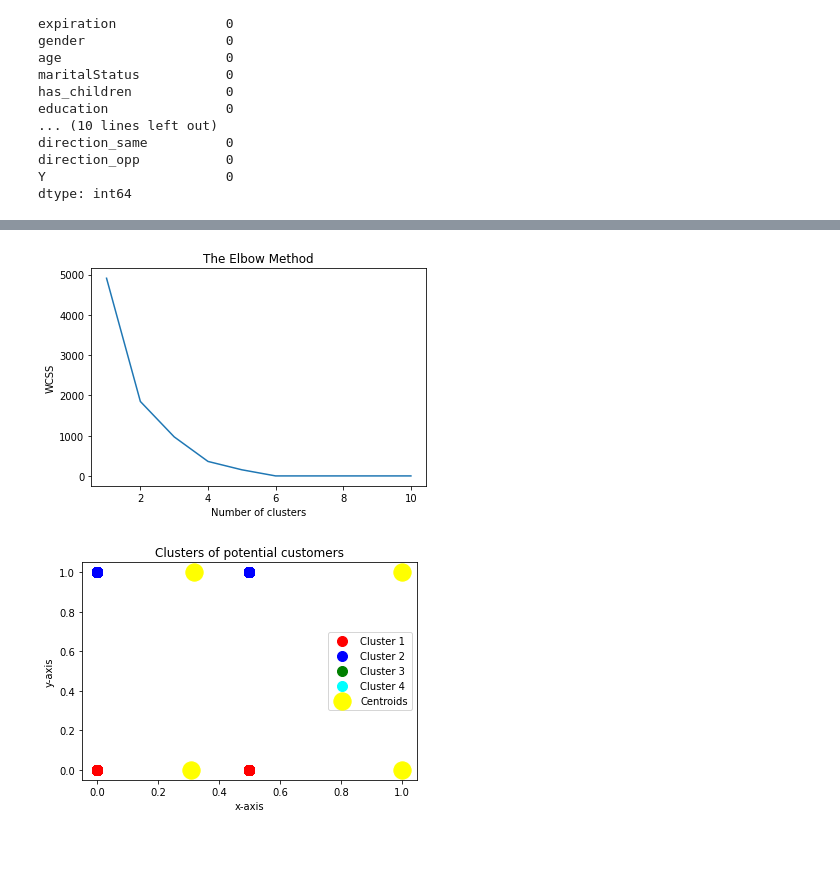
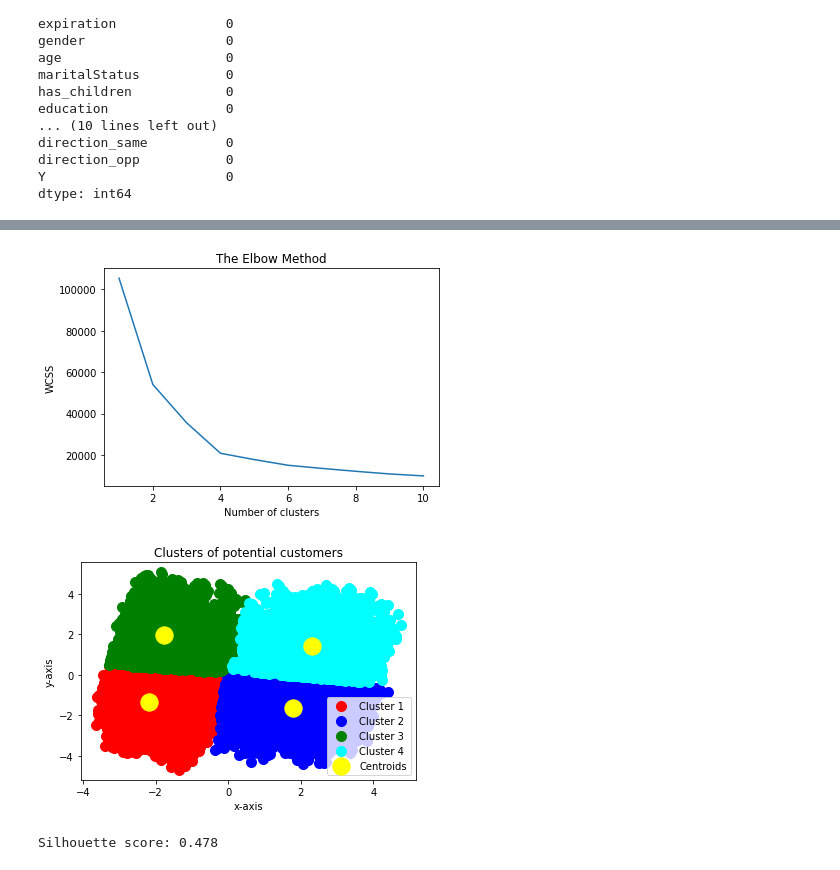
Before and after one commit to Maagnitude/coupon-recommend-models, a Jupyter notebook: coupon_recommend_models.ipynb, the cells around one changed output, grey strips where cells are left out. Cells and saved outputs as stored; diff of their text form; code cells hidden in the pictures.

Commit message:
one-hot enc in cluster_df, pca tech, kmeans and silhouette score

```diff
--- a/coupon_recommend_models.ipynb
+++ b/coupon_recommend_models.ipynb
@@ -893,4 +995,4 @@ cluster_df = cluster_df[["temperature", "has_children"]]
 # %%
-from sklearn.preprocessing import MinMaxScaler
-scaler = MinMaxScaler()
+from sklearn.preprocessing import StandardScaler
+scaler = StandardScaler()
 scaled_cluster_df = scaler.fit_transform(cluster_df)
@@ -897,9 +1003,17 @@ scaled_cluster_df = scaler.fit_transform(cluster_df)
+# %%
+from sklearn.decomposition import PCA
+
+# Create a PCA object with the desired number of components
+pca = PCA(n_components=2)
+
+# Fit and transform the data using the PCA object
+cluster_df_pca = pca.fit_transform(scaled_cluster_df)
 # %%
 from sklearn.cluster import KMeans
 wcss = []
 for i in range(1, 11):
     kmeans = KMeans(n_clusters = i, init = 'k-means++', random_state = 42)
-    kmeans.fit(scaled_cluster_df)
+    kmeans.fit(cluster_df_pca)
     wcss.append(kmeans.inertia_)
 plt.plot(range(1, 11), wcss)
 plt.title('The Elbow Method')
@@ -907,20 +1021,20 @@ plt.xlabel('Number of clusters')
 plt.ylabel('WCSS')
 plt.show()
 # %% [output]
-[figure, old version]
+[figure, new version]
 # %%
 kmeans = KMeans(n_clusters = 4, init = 'k-means++', random_state = 42)
-y_kmeans = kmeans.fit_predict(scaled_cluster_df)
+y_kmeans = kmeans.fit_predict(cluster_df_pca)
 # %%
-plt.scatter(scaled_cluster_df[y_kmeans == 0, 0], scaled_cluster_df[y_kmeans == 0, 1], s = 100, c = 'red', label = 'Cluster 1')
-plt.scatter(scaled_cluster_df[y_kmeans == 1, 0], scaled_cluster_df[y_kmeans == 1, 1], s = 100, c = 'blue', label = 'Cluster 2')
-plt.scatter(scaled_cluster_df[y_kmeans == 2, 0], scaled_cluster_df[y_kmeans == 2, 1], s = 100, c = 'green', label = 'Cluster 3')
-plt.scatter(scaled_cluster_df[y_kmeans == 3, 0], scaled_cluster_df[y_kmeans == 3, 1], s = 100, c = 'cyan', label = 'Cluster 4')
+plt.scatter(cluster_df_pca[y_kmeans == 0, 0], cluster_df_pca[y_kmeans == 0, 1], s = 100, c = 'red', label = 'Cluster 1')
+plt.scatter(cluster_df_pca[y_kmeans == 1, 0], cluster_df_pca[y_kmeans == 1, 1], s = 100, c = 'blue', label = 'Cluster 2')
+plt.scatter(cluster_df_pca[y_kmeans == 2, 0], cluster_df_pca[y_kmeans == 2, 1], s = 100, c = 'green', label = 'Cluster 3')
+plt.scatter(cluster_df_pca[y_kmeans == 3, 0], cluster_df_pca[y_kmeans == 3, 1], s = 100, c = 'cyan', label = 'Cluster 4')
 plt.scatter(kmeans.cluster_centers_[:, 0], kmeans.cluster_centers_[:, 1], s = 300, c = 'yellow', label = 'Centroids')
 plt.title('Clusters of potential customers')
 plt.xlabel('x-axis')
 plt.ylabel('y-axis')
 plt.legend()
 plt.show()
 # %% [output]
-[figure, old version]
+[figure, new version]
@@ -950,0 +1041,13 @@ X_new = kbest.fit_transform(X, y)
+# %%
+from sklearn.metrics import silhouette_score
+
+# Predict the cluster labels for each data point
+cluster_labels = kmeans.predict(cluster_df_pca)
+
+# Compute the silhouette score
+score = silhouette_score(cluster_df_pca, cluster_labels)
+
+# Print the silhouette score
+print("Silhouette score: {:.3f}".format(score))
+# %% [output]
+Silhouette score: 0.478
```
Also changed, not shown: parts of 22 cells of this notebook.
